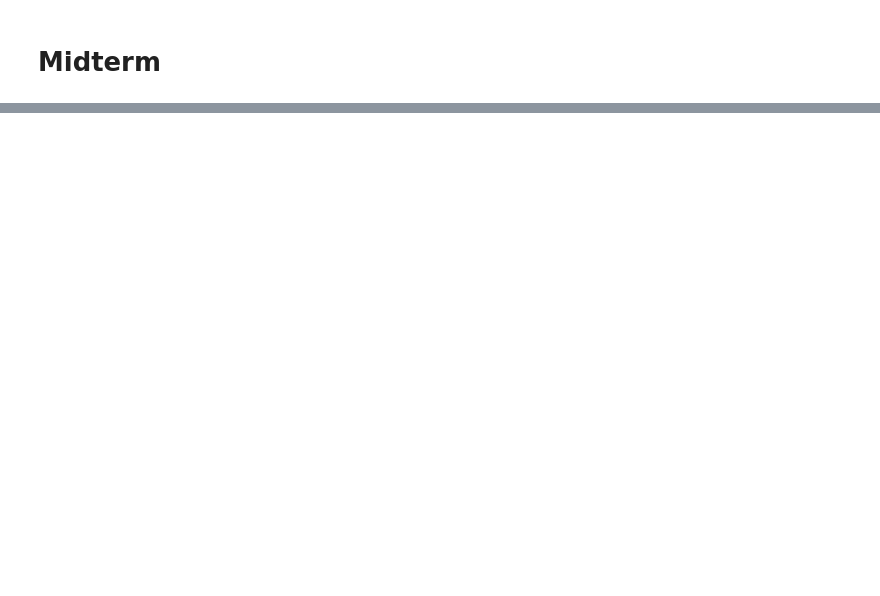
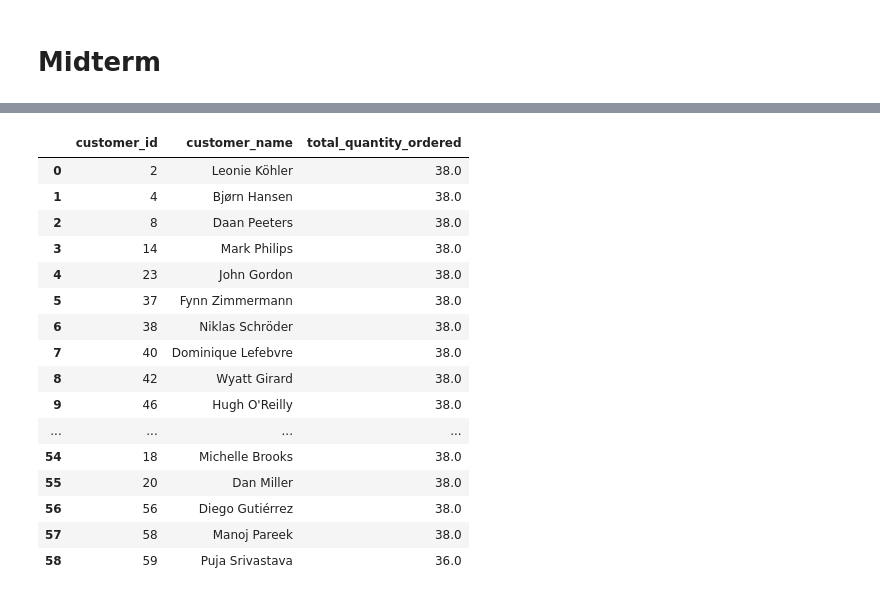
Before and after one commit to lommoberry/Midterm, a Jupyter notebook: MidtermCode.ipynb, the cells around one changed output, grey strips where cells are left out. Drawn from its saved outputs; the diff is of its cells as text; code cells hidden in the pictures; blank space fills up the shorter version.

```diff
--- a/MidtermCode.ipynb
+++ b/MidtermCode.ipynb
@@ -39,0 +389,34 @@ def set_dataframe(user_id, pwd, host_name, db_name, df, table_name, pk_column, d
+# %%
+# SQL query to calculate total quantity ordered by each customer
+query = """
+SELECT
+    c.customer_id,
+    CONCAT(c.first_name, ' ', c.last_name) AS customer_name,
+    SUM(o.quantity) AS total_quantity_ordered
+FROM fact_order AS o
+JOIN dim_customer AS c ON o.customer_id = c.customer_id
+GROUP BY c.customer_id, c.first_name, c.last_name
+ORDER BY total_quantity_ordered DESC;
+"""
+
+# Run the query using get_sql_dataframe
+df_total_quantity_by_customer = get_sql_dataframe(query, **mysqldw_args)
+df_total_quantity_by_customer
+# %% [output]
+|  | customer_id | customer_name | total_quantity_ordered |
+| 0 | 2 | Leonie Köhler | 38.0 |
+| 1 | 4 | Bjørn Hansen | 38.0 |
+| 2 | 8 | Daan Peeters | 38.0 |
+| 3 | 14 | Mark Philips | 38.0 |
+| 4 | 23 | John Gordon | 38.0 |
+| 5 | 37 | Fynn Zimmermann | 38.0 |
+| 6 | 38 | Niklas Schröder | 38.0 |
+| 7 | 40 | Dominique Lefebvre | 38.0 |
+| 8 | 42 | Wyatt Girard | 38.0 |
+| 9 | 46 | Hugh O'Reilly | 38.0 |
+| ... | ... | ... | ... |
+| 54 | 18 | Michelle Brooks | 38.0 |
+| 55 | 20 | Dan Miller | 38.0 |
+| 56 | 56 | Diego Gutiérrez | 38.0 |
+| 57 | 58 | Manoj Pareek | 38.0 |
+| 58 | 59 | Puja Srivastava | 36.0 |
```
Also changed, not shown: parts of 35 cells of this notebook.
